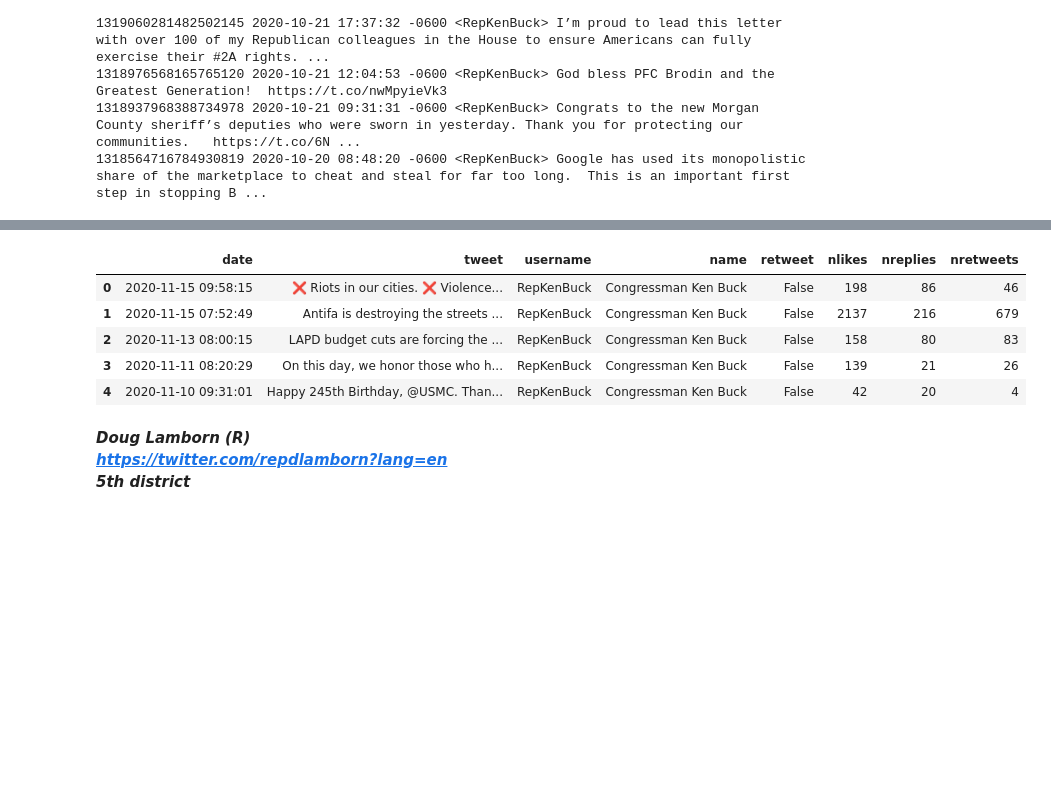
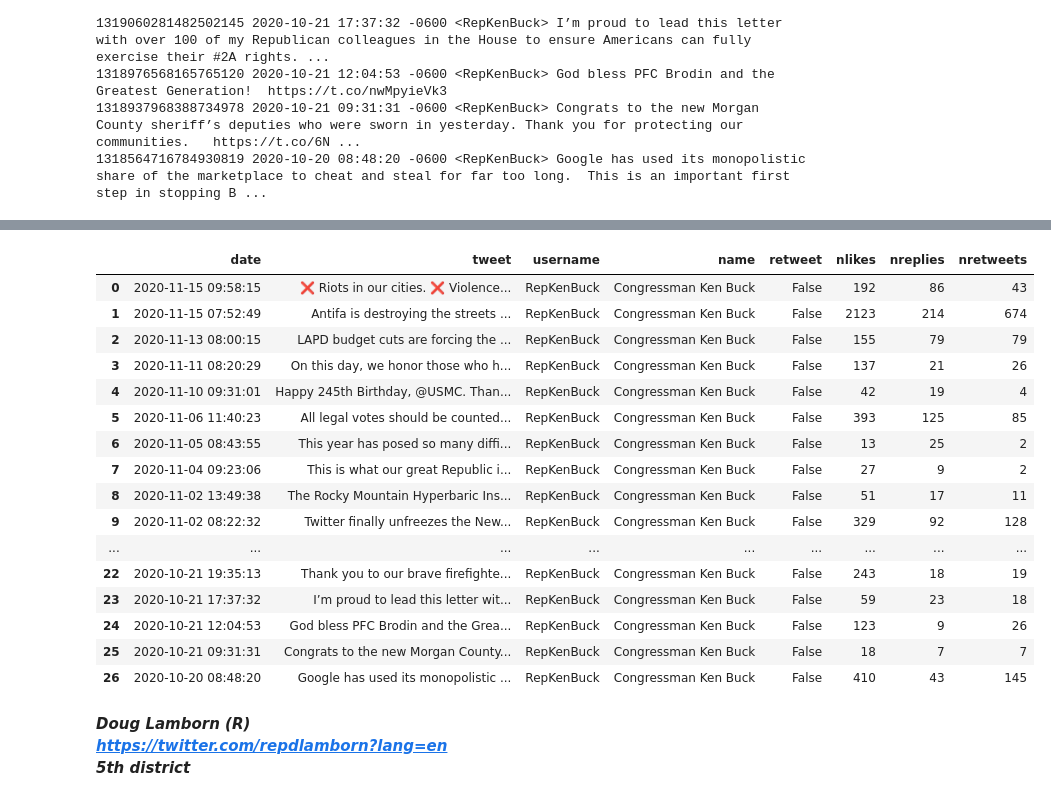
Before and after one commit to misinformationCapstone/misinformationCapstone.github.io, a Jupyter notebook: Twint.ipynb, the cells around one changed output, grey strips where cells are left out. Drawn from its saved outputs; the diff is of its cells as text; code cells hidden in the pictures; blank space fills up the shorter version.

```diff
--- a/Twint.ipynb
+++ b/Twint.ipynb
@@ -184,6 +196,6 @@ twint.run.Search(c)
 [!] No more data! Scraping will stop now.
 found 0 deleted tweets in this search.
 # %%
-#df3 = twint.storage.panda.Tweets_df
-#pd.set_option('display.max_columns',None)
-#df3.head(50)
+df3 = twint.storage.panda.Tweets_df
+pd.set_option('display.max_columns',None)
+df3.head(50)
@@ -244,15 +265,26 @@ df4.head(50)
 # %%
 df4x = pd.DataFrame()
 df4x = df4.copy()
 df4x.drop(df4.columns.difference(['date','tweet','username','name','retweet','nlikes','nreplies','nretweets']), 1, inplace=True)
-df4x.head()
+df4x.head(50)
 # %% [output]
 |  | date | tweet | username | name | retweet | nlikes | nreplies | nretweets |
-| 0 | 2020-11-15 09:58:15 | ❌ Riots in our cities. ❌ Violence... | RepKenBuck | Congressman Ken Buck | False | 198 | 86 | 46 |
-| 1 | 2020-11-15 07:52:49 | Antifa is destroying the streets ... | RepKenBuck | Congressman Ken Buck | False | 2137 | 216 | 679 |
-| 2 | 2020-11-13 08:00:15 | LAPD budget cuts are forcing the ... | RepKenBuck | Congressman Ken Buck | False | 158 | 80 | 83 |
-| 3 | 2020-11-11 08:20:29 | On this day, we honor those who h... | RepKenBuck | Congressman Ken Buck | False | 139 | 21 | 26 |
-| 4 | 2020-11-10 09:31:01 | Happy 245th Birthday, @USMC. Than... | RepKenBuck | Congressman Ken Buck | False | 42 | 20 | 4 |
+| 0 | 2020-11-15 09:58:15 | ❌ Riots in our cities. ❌ Violence... | RepKenBuck | Congressman Ken Buck | False | 192 | 86 | 43 |
+| 1 | 2020-11-15 07:52:49 | Antifa is destroying the streets ... | RepKenBuck | Congressman Ken Buck | False | 2123 | 214 | 674 |
+| 2 | 2020-11-13 08:00:15 | LAPD budget cuts are forcing the ... | RepKenBuck | Congressman Ken Buck | False | 155 | 79 | 79 |
+| 3 | 2020-11-11 08:20:29 | On this day, we honor those who h... | RepKenBuck | Congressman Ken Buck | False | 137 | 21 | 26 |
+| 4 | 2020-11-10 09:31:01 | Happy 245th Birthday, @USMC. Than... | RepKenBuck | Congressman Ken Buck | False | 42 | 19 | 4 |
+| 5 | 2020-11-06 11:40:23 | All legal votes should be counted... | RepKenBuck | Congressman Ken Buck | False | 393 | 125 | 85 |
+| 6 | 2020-11-05 08:43:55 | This year has posed so many diffi... | RepKenBuck | Congressman Ken Buck | False | 13 | 25 | 2 |
+| 7 | 2020-11-04 09:23:06 | This is what our great Republic i... | RepKenBuck | Congressman Ken Buck | False | 27 | 9 | 2 |
+| 8 | 2020-11-02 13:49:38 | The Rocky Mountain Hyperbaric Ins... | RepKenBuck | Congressman Ken Buck | False | 51 | 17 | 11 |
+| 9 | 2020-11-02 08:22:32 | Twitter finally unfreezes the New... | RepKenBuck | Congressman Ken Buck | False | 329 | 92 | 128 |
+| ... | ... | ... | ... | ... | ... | ... | ... | ... |
+| 22 | 2020-10-21 19:35:13 | Thank you to our brave firefighte... | RepKenBuck | Congressman Ken Buck | False | 243 | 18 | 19 |
+| 23 | 2020-10-21 17:37:32 | I’m proud to lead this letter wit... | RepKenBuck | Congressman Ken Buck | False | 59 | 23 | 18 |
+| 24 | 2020-10-21 12:04:53 | God bless PFC Brodin and the Grea... | RepKenBuck | Congressman Ken Buck | False | 123 | 9 | 26 |
+| 25 | 2020-10-21 09:31:31 | Congrats to the new Morgan County... | RepKenBuck | Congressman Ken Buck | False | 18 | 7 | 7 |
+| 26 | 2020-10-20 08:48:20 | Google has used its monopolistic ... | RepKenBuck | Congressman Ken Buck | False | 410 | 43 | 145 |
 # %% [markdown]
 ***Doug Lamborn (R)<br/>
 https://twitter.com/repdlamborn?lang=en <br/>
```
Also changed, not shown: parts of 28 cells of this notebook.
